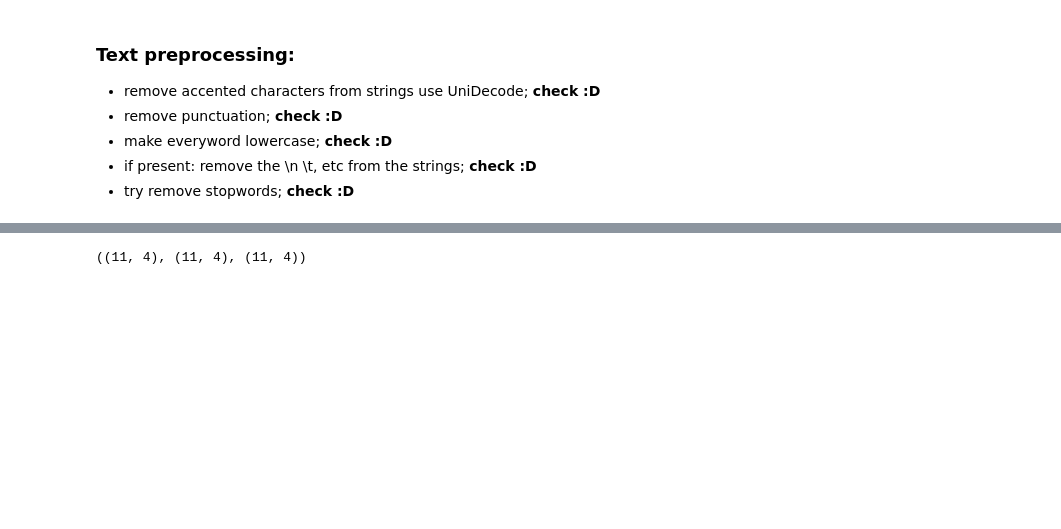
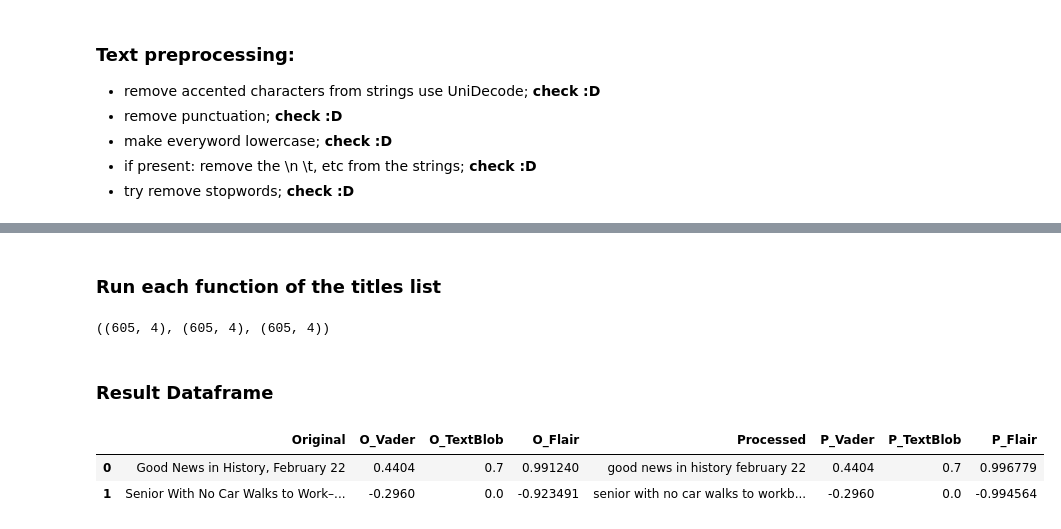
Before and after one commit to pmgsalvado/DataScience_portfolio, a Jupyter notebook: News Sentiment Analysis/jupyter Notebooks/News_webscraping.ipynb, the cells around one changed output, grey strips where cells are left out. Drawn from its saved outputs; the diff is of its cells as text; code cells hidden in the pictures; blank space fills up the shorter version.

```diff
--- a/News Sentiment Analysis/jupyter Notebooks/News_webscraping.ipynb
+++ b/News Sentiment Analysis/jupyter Notebooks/News_webscraping.ipynb
@@ -258,14 +223,21 @@ def text_preprocessing(text: str, stop_word=True)-> str:
 # %%
 def classify_text_vader(articles: list, dataframe_is_or_no=True)-> pd.DataFrame:
+    """
+        This function will classify text based on the Vader Intensity analyser.
+
+    :param articles: list of titles
+    :param dataframe_is_or_no:  to return a list of classification or Dataframe
+    :return: list or DataFrame
+    """
     DS = SentimentIntensityAnalyzer()
     articles_ = []
     article_class = []
-    for article in articles:
+    for article in tqdm(articles):
         text_original_classified = DS.polarity_scores(article)
         text_processed = text_preprocessing(article, False)
         text_processed_classified = DS.polarity_scores(text_processed)
         if dataframe_is_or_no:
-            articles_.append([article, text_original_classified['compound'], text_processed, text_processed_classified['compound']])
+            articles_.append([article, float(text_original_classified['compound']), text_processed, float(text_processed_classified['compound'])])
         else:
             article_class.append([text_original_classified['compound'], text_processed_classified['compound']])
     if dataframe_is_or_no:
@@ -275,17 +247,20 @@ def classify_text_vader(articles: list, dataframe_is_or_no=True)-> pd.DataFrame:
 # %%
 def classify_text_Texblob(articles: list, dataframe_is_or_no=True)-> pd.DataFrame:
     """
-    Function that will classify a sentence.
+        This function will classify text based on TextBlob analyser.
 
+    :param articles: list of titles
+    :param dataframe_is_or_no:  to return a list of classification or Dataframe
+    :return: list or DataFrame
     """
     articles_ = []
     article_class = []
-    for article in articles:
+    for article in tqdm(articles):
         text_original_classified = TextBlob(article).sentiment
         text_processed = text_preprocessing(article, False)
         text_processed_classified = TextBlob(text_processed).sentiment
         if dataframe_is_or_no:
-            articles_.append([article, text_original_classified, text_processed, text_processed_classified])
+            articles_.append([article, float(text_original_classified[0]), text_processed, float(text_processed_classified[0])])
         else:
             article_class.append([text_original_classified[0], text_processed_classified[0]])
 
@@ -330,19 +306,29 @@ def clasify_text_flair(articles: list, dataframe_is_or_no=True)-> pd.DataFrame:
         return pd.DataFrame(articles_, columns=['Original', 'Original Sent', 'Processed', 'Processed Sent'])
     else:
         return article_class
+# %% [markdown]
+<h3>Run each function of the titles list</h3>
 # %%
-vader_df = classify_text_vader(articles_goodnews)
-textblob_df = classify_text_Texblob(articles_goodnews)
-flair_df = clasify_text_flair(articles_goodnews)
+vader_df = classify_text_vader(titles_list)
+textblob_df = classify_text_Texblob(titles_list)
+flair_df = clasify_text_flair(titles_list)
 vader_df.shape, textblob_df.shape, flair_df.shape
 # %% [output]
-((11, 4), (11, 4), (11, 4))
+((605, 4), (605, 4), (605, 4))
+# %% [markdown]
+<h3>Result Dataframe</h3>
 # %%
 df_dict = {'Original':vader_df['Original'],
           'O_Vader': vader_df['Original Sent'],
           'O_TextBlob': textblob_df['Original Sent'],
           'O_Flair': flair_df['Original Sent'],
           'Processed':vader_df['Processed'],
           'P_Vader':vader_df['Processed Sent'],
           'P_TextBlob': textblob_df['Processed Sent'],
           'P_Flair': flair_df['Processed Sent']}
+df = pd.DataFrame.from_dict(df_dict)
+df.head(2)
+# %% [output]
+|  | Original | O_Vader | O_TextBlob | O_Flair | Processed | P_Vader | P_TextBlob | P_Flair |
+| 0 | Good News in History, February 22 | 0.4404 | 0.7 | 0.991240 | good news in history february 22 | 0.4404 | 0.7 | 0.996779 |
+| 1 | Senior With No Car Walks to Work–... | -0.2960 | 0.0 | -0.923491 | senior with no car walks to workb... | -0.2960 | 0.0 | -0.994564 |
```
Also changed, not shown: parts of 40 cells of this notebook.
